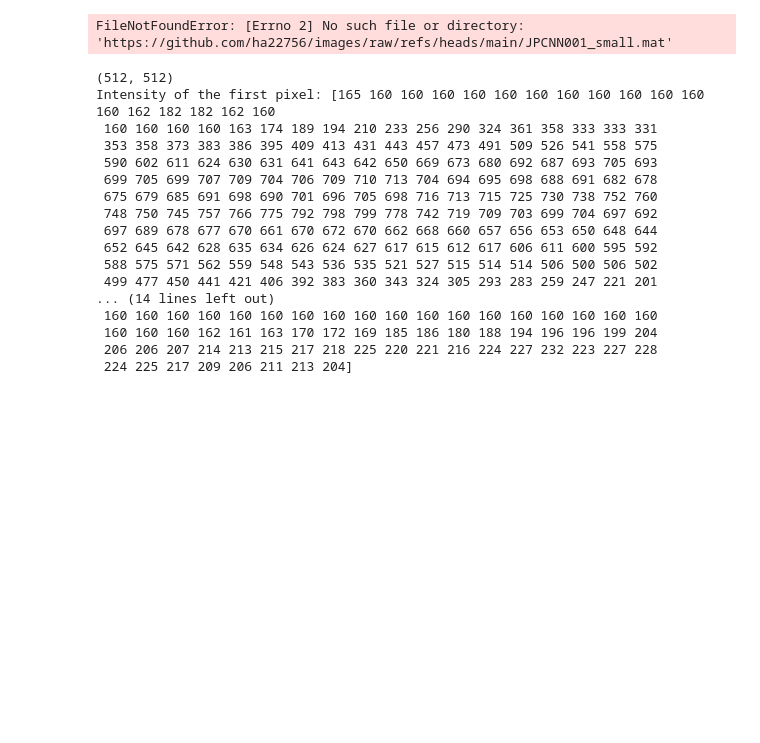
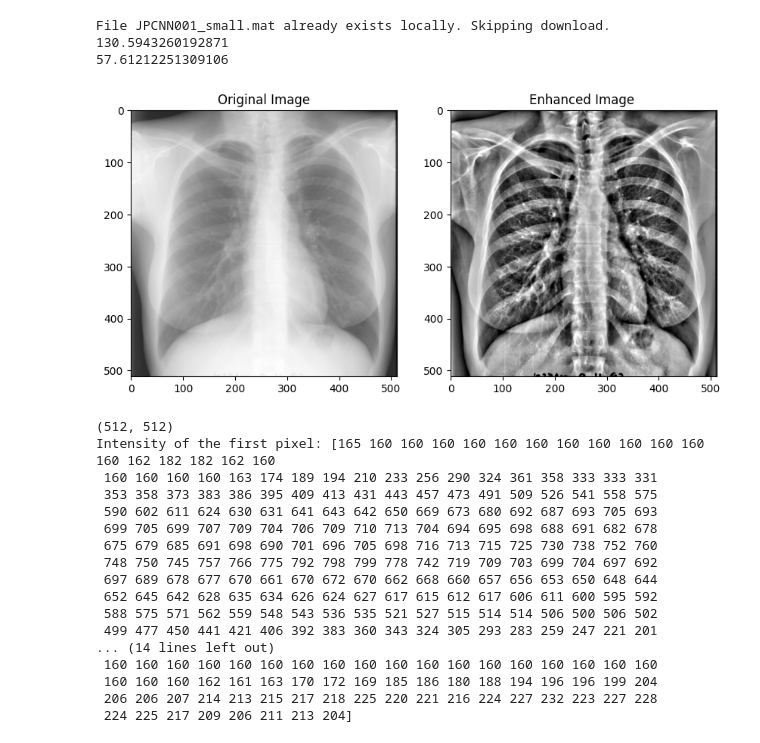
Before and after one commit to ha22756/ha22756, a Jupyter notebook: hanan.ipynb, the cells around one changed output. Cells and saved outputs as stored; diff of their text form; code cells hidden in the pictures; blank space fills up the shorter version.

```diff
--- a/hanan.ipynb
+++ b/hanan.ipynb
@@ -35,7 +35,7 @@ data = loadmat(local_mat_file_path)
 image = data['jrst']['cxr'][0][0]
 
 
-def local_contrast(image, gauss_std=15):
+def local_contrast(image, gauss_std=5):
     # تحويل الصورة إلى نوع عشري
     image = image.astype(np.float64)
 
@@ -52,36 +52,39 @@ def local_contrast(image, gauss_std=15):
     std_dev = np.sqrt(variance)
 
     # تجنب القسمة على صفر
     std_dev[std_dev == 0] = np.mean(std_dev[std_dev != 0])
 
     # تحسين التباين وإخراج الصورة
     enhanced_image = 64 * (low_pass / std_dev) + 127
 
     # قص القيم إلى النطاق [0, 255]
     enhanced_image = np.clip(enhanced_image, 0, 255)
 
     # تحويل إلى uint8
     return enhanced_image.astype(np.uint8)
 
 # تطبيق تحسين التباين الموضعي
-enhanced_image = local_contrast(image, gauss_std=18)
+enhanced_image = local_contrast(image, gauss_std=15)
 
 # طباعة المتوسط والانحراف المعياري للصورة المعززة
 print(np.mean(enhanced_image))
 print(np.std(enhanced_image))
 
 
 # عرض النتائج
 plt.figure(figsize=(10, 5))
 plt.subplot(1, 2, 1)
 plt.title("Original Image")
 plt.imshow(image, cmap='gray')
 plt.subplot(1, 2, 2)
-plt.title("Enhanced Image")
+plt.title("Enhanced Image ")
 plt.imshow(enhanced_image, cmap='gray')
 plt.show()
 # %% [output]
-FileNotFoundError: [Errno 2] No such file or directory: 'https://github.com/ha22756/images/raw/refs/heads/main/JPCNN001_small.mat'
+File JPCNN001_small.mat already exists locally. Skipping download.
+130.5943260192871
+57.61212251309106
+[figure, added]
 # %%
 print(image.shape)
 print(f"Intensity of the first pixel: {image[:, 511]}")
```
